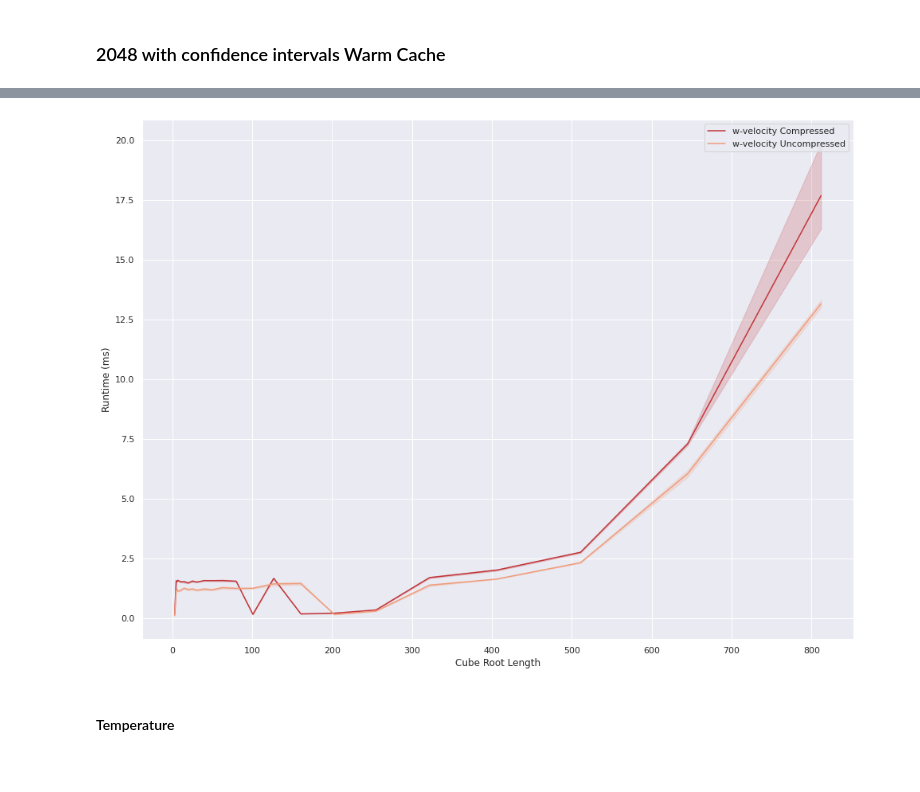
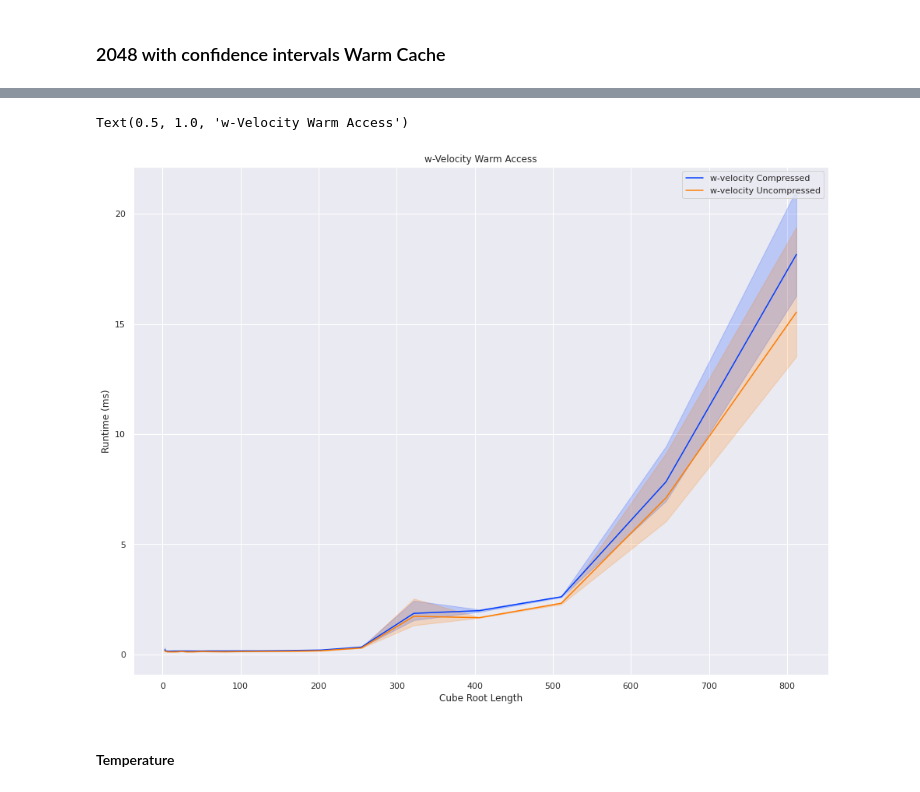
Before and after one commit to ariellubonja/ncar-zarr-code, a Jupyter notebook: compression-tradeoff-1-var.ipynb, the cells around one changed output, grey strips where cells are left out. Saved outputs shown, nothing was run; the diff lists cells and outputs as text; code cells hidden in the pictures.

Commit message:
Experiments done. TODO 3rd time cold

```diff
--- a/compression-tradeoff-1-var.ipynb
+++ b/compression-tradeoff-1-var.ipynb
@@ -1110,0 +1225,28 @@ array([1.56185856, 1.65280934, 1.62495646, 1.56452463, 1.50734821,
+# %%
+sns.set_palette("bright")
+
+# compressed
+var = mcw_e_array.T
+
+a = pd.DataFrame(np.vstack((np.tile(cube_root_size, experiment_repeats), var.flatten()))).T
+a = a.rename(columns={0: "Cube Root Length", 1: "Runtime (ms)"})
+
+sns.lineplot( x = "Cube Root Length",
+             y = "Runtime (ms)",
+             data = a,
+            label="Energy Compressed");
+
+
+# Uncompressed
+var = muw_e_array.T
+
+a = pd.DataFrame(np.vstack((np.tile(cube_root_size, experiment_repeats), var.flatten()))).T
+a = a.rename(columns={0: "Cube Root Length", 1: "Runtime (ms)"})
+
+sns.lineplot( x = "Cube Root Length",
+             y = "Runtime (ms)",
+             data = a,
+            label="Energy Uncompressed");
+
+
+plt.title("Energy Warm Access")
@@ -1111,25 +1256,30 @@ array([1.56185856, 1.65280934, 1.62495646, 1.56452463, 1.50734821,
 # %%
+# w-Velocity
+
 # compressed
-var = mcw_e_array.T
+var = mcw_w_array.T
 
 a = pd.DataFrame(np.vstack((np.tile(cube_root_size, experiment_repeats), var.flatten()))).T
 a = a.rename(columns={0: "Cube Root Length", 1: "Runtime (ms)"})
 
 sns.lineplot( x = "Cube Root Length",
              y = "Runtime (ms)",
              data = a,
             label="w-velocity Compressed");
 
 
 # Uncompressed
-var = muw_e_array.T
+var = muw_w_array.T
 
 a = pd.DataFrame(np.vstack((np.tile(cube_root_size, experiment_repeats), var.flatten()))).T
 a = a.rename(columns={0: "Cube Root Length", 1: "Runtime (ms)"})
 
 sns.lineplot( x = "Cube Root Length",
              y = "Runtime (ms)",
              data = a,
             label="w-velocity Uncompressed");
+
+plt.title("w-Velocity Warm Access")
 # %% [output]
+Text(0.5, 1.0, 'w-Velocity Warm Access')
-[figure, old version]
+[figure, new version]
```
Also changed, not shown: parts of 16 cells of this notebook.
